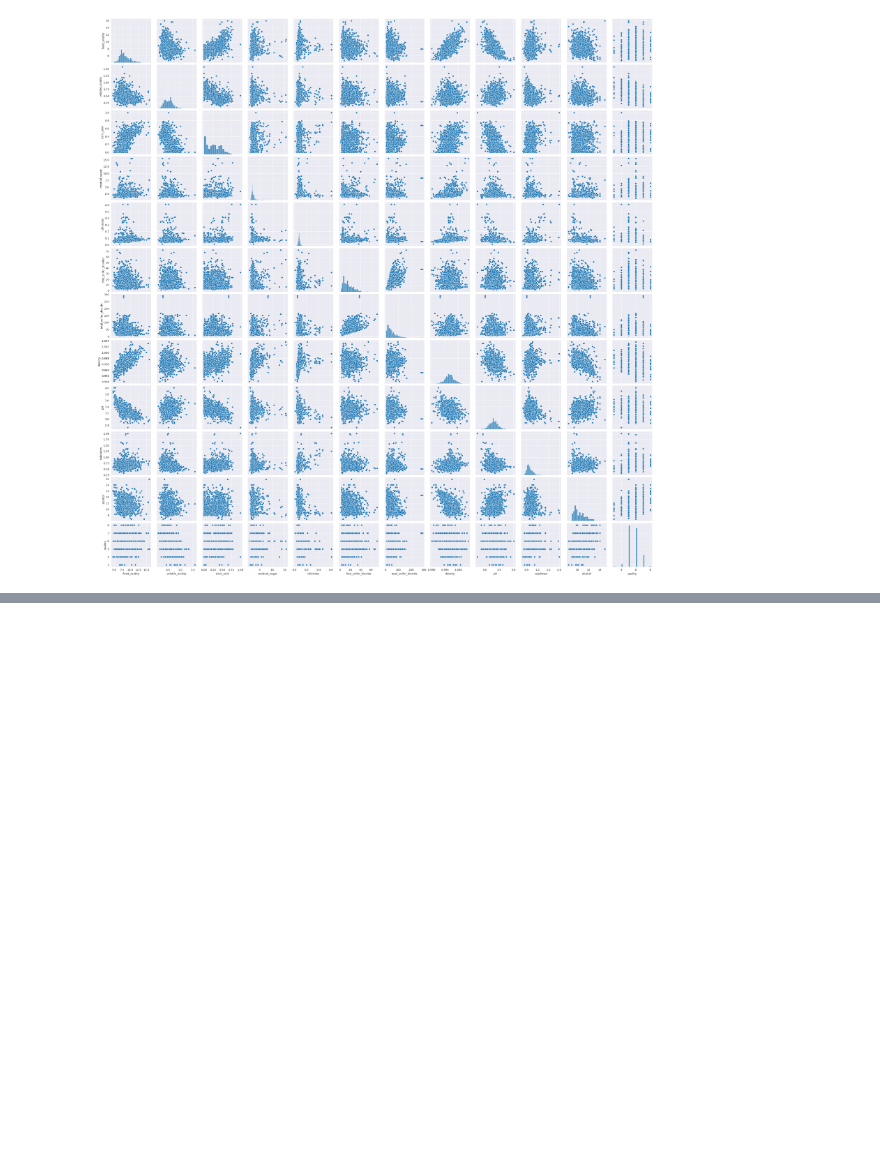
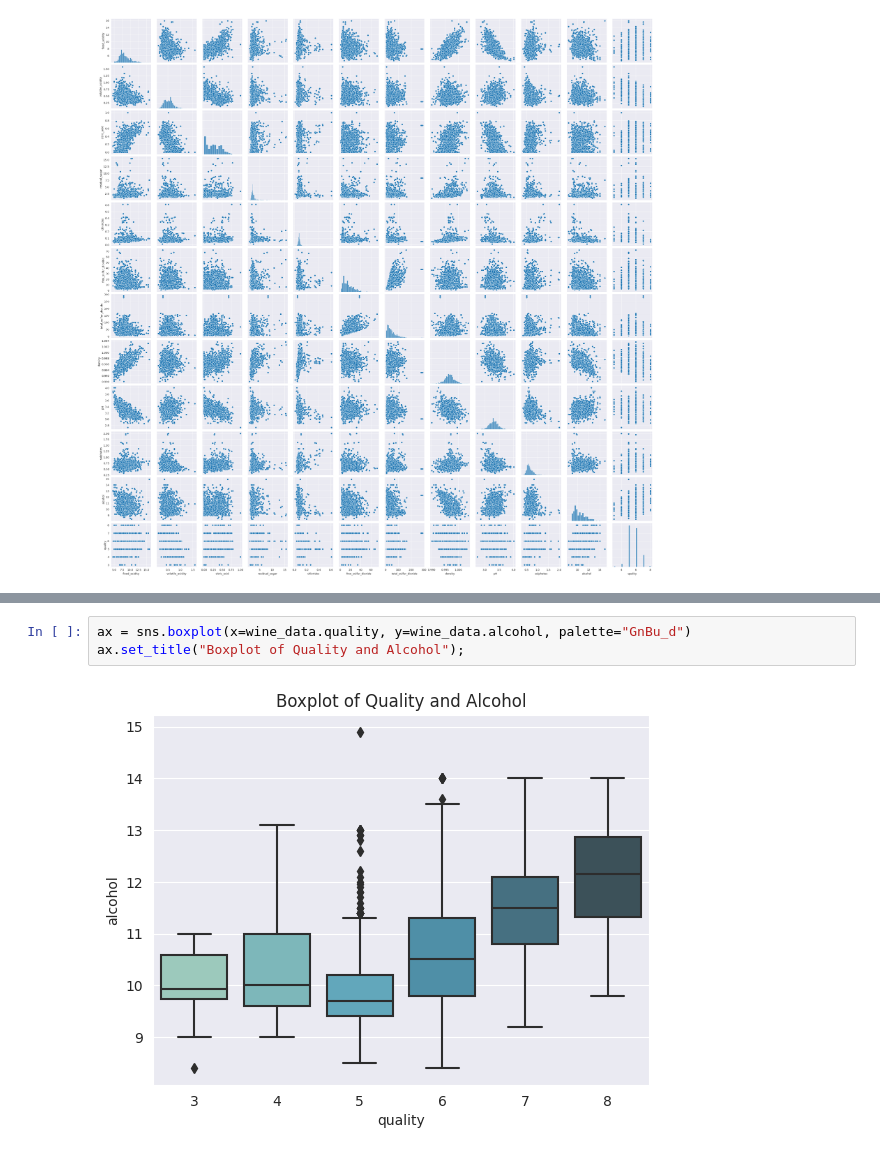
Before and after one commit to muyiwa-obadara/AIPlanetProjects, a Jupyter notebook: exploratory_data_analysis.ipynb, the cells around one changed output, grey strips where cells are left out. Saved outputs shown, nothing was run; the diff lists cells and outputs as text; blank space fills up the shorter version.

```diff
--- a/exploratory_data_analysis.ipynb
+++ b/exploratory_data_analysis.ipynb
@@ -259,0 +270,5 @@ sns.pairplot(wine_data)
+# %%
+ax = sns.boxplot(x=wine_data.quality, y=wine_data.alcohol, palette="GnBu_d")
+ax.set_title("Boxplot of Quality and Alcohol");
+# %% [output]
+[figure, added]
```
Also changed, not shown: parts of 1 cell of this notebook.
